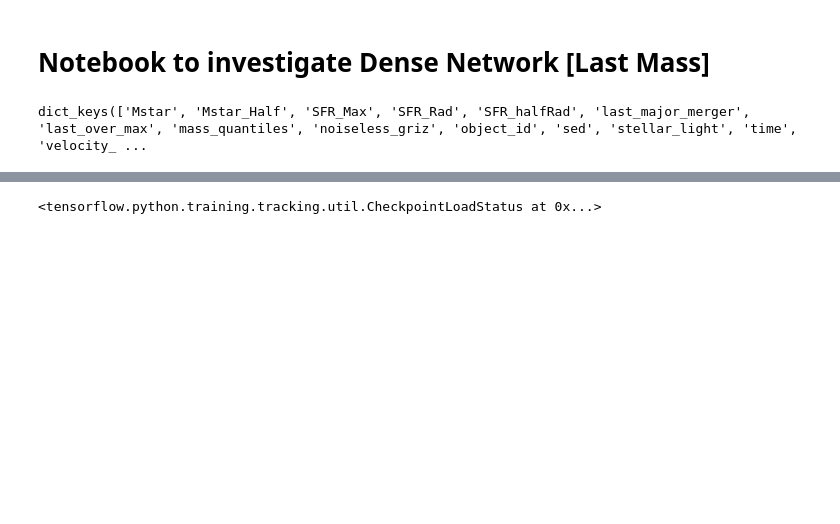
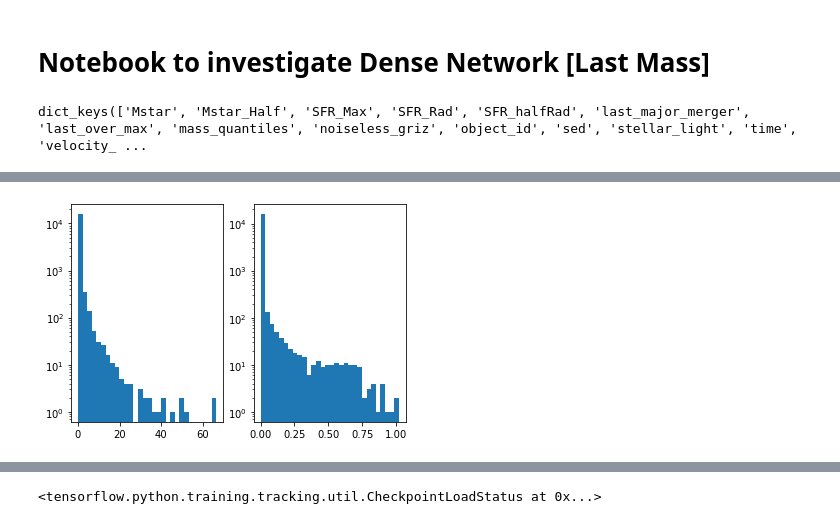
Before and after one commit to EiffL/sfh-inference-hackathon, a Jupyter notebook: notebooks/image_investigate.ipynb, the cells around one changed output, grey strips where cells are left out. Drawn from its saved outputs; the diff is of its cells as text; code cells hidden in the pictures; blank space fills up the shorter version.

```diff
--- a/notebooks/image_investigate.ipynb
+++ b/notebooks/image_investigate.ipynb
@@ -91,0 +57,6 @@ dset = input_fn()
+# %%
+fig, ax = plt.subplots(1, 2)
+ax[0].hist(tf.reshape(imgs[..., 0], 128*128).numpy(), log=True, bins=30)
+ax[1].hist(tf.reshape(norm_imgs[..., 0], 128*128).numpy(), log=True, bins=30);
+# %% [output]
+[figure, added]
```
Also changed, not shown: parts of 34 cells of this notebook.
